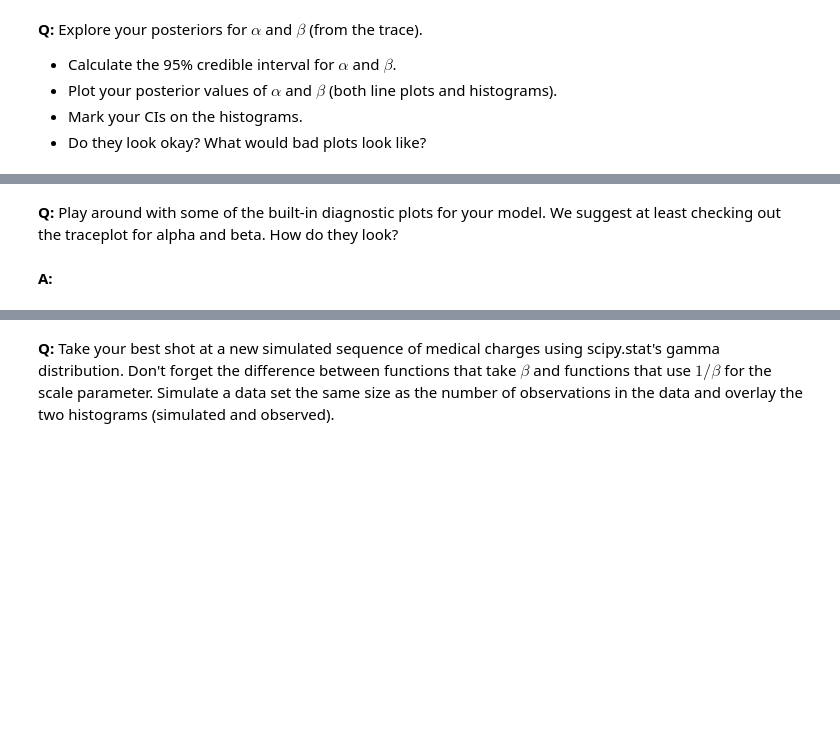
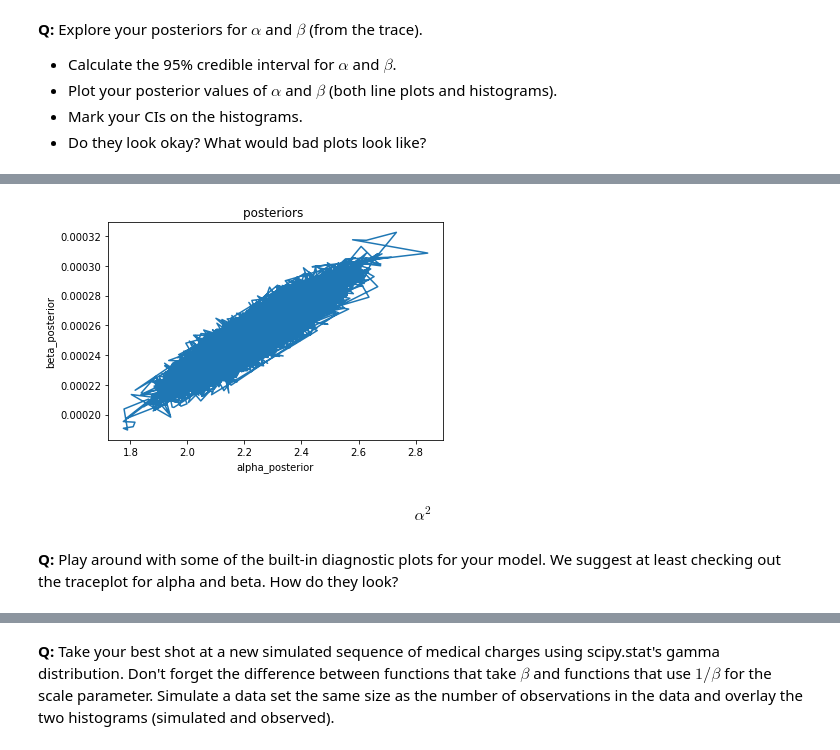
Before and after one commit to NewtoIBM/data_student, a Jupyter notebook: inferential_statistics_3-Q.ipynb, the cells around one changed output, grey strips where cells are left out. Drawn from its saved outputs; the diff is of its cells as text; code cells hidden in the pictures; blank space fills up the shorter version.

```diff
--- a/inferential_statistics_3-Q.ipynb
+++ b/inferential_statistics_3-Q.ipynb
@@ -112,4 +153,12 @@ __A:__
+# %%
+plt.xlabel('alpha_posterior')
+plt.ylabel('beta_posterior')
+plt.title('posteriors ')
+plt.plot(alpha_posterior, beta_posterior)
+plt.show()
+# %% [output]
+[figure, added]
+# %% [markdown]
+$$ \alpha ^2 $$
 # %% [markdown]
 __Q:__ Play around with some of the built-in diagnostic plots for your model. We suggest at least checking out the traceplot for alpha and beta. How do they look?
-# %% [markdown]
-__A:__
```
Also changed, not shown: parts of 15 cells of this notebook.
